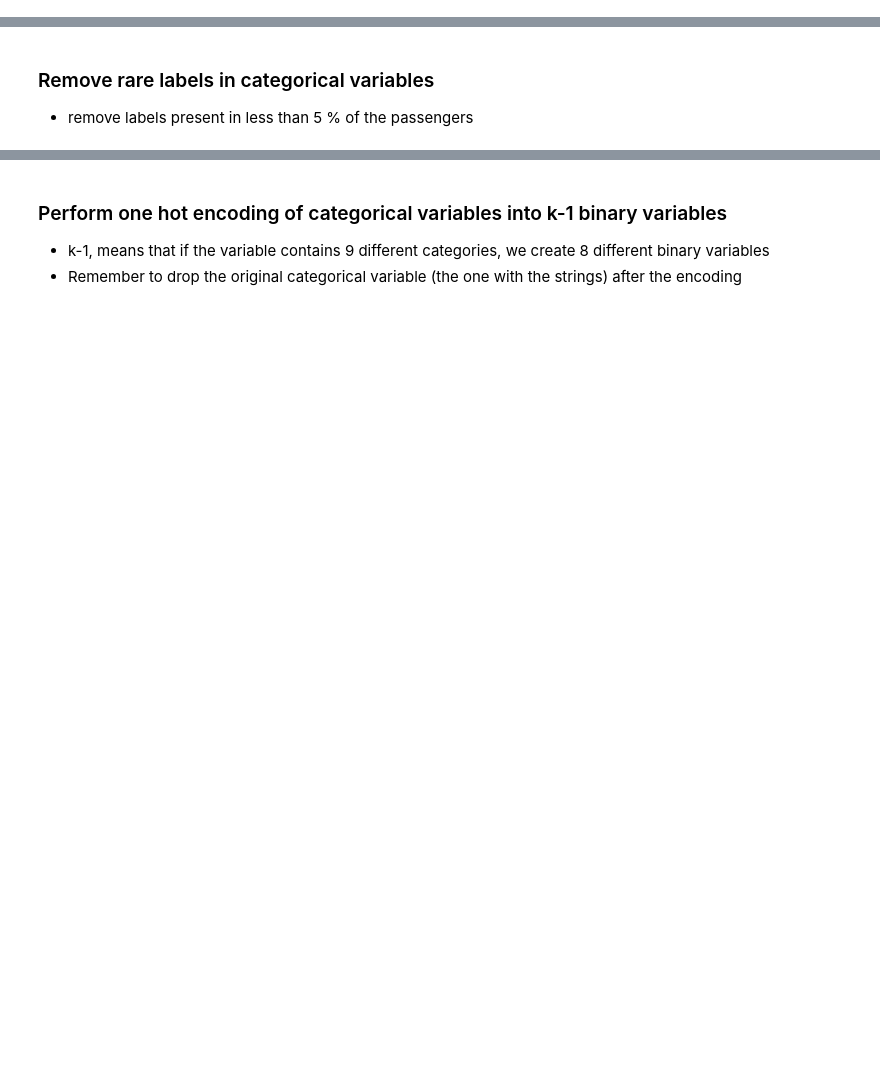
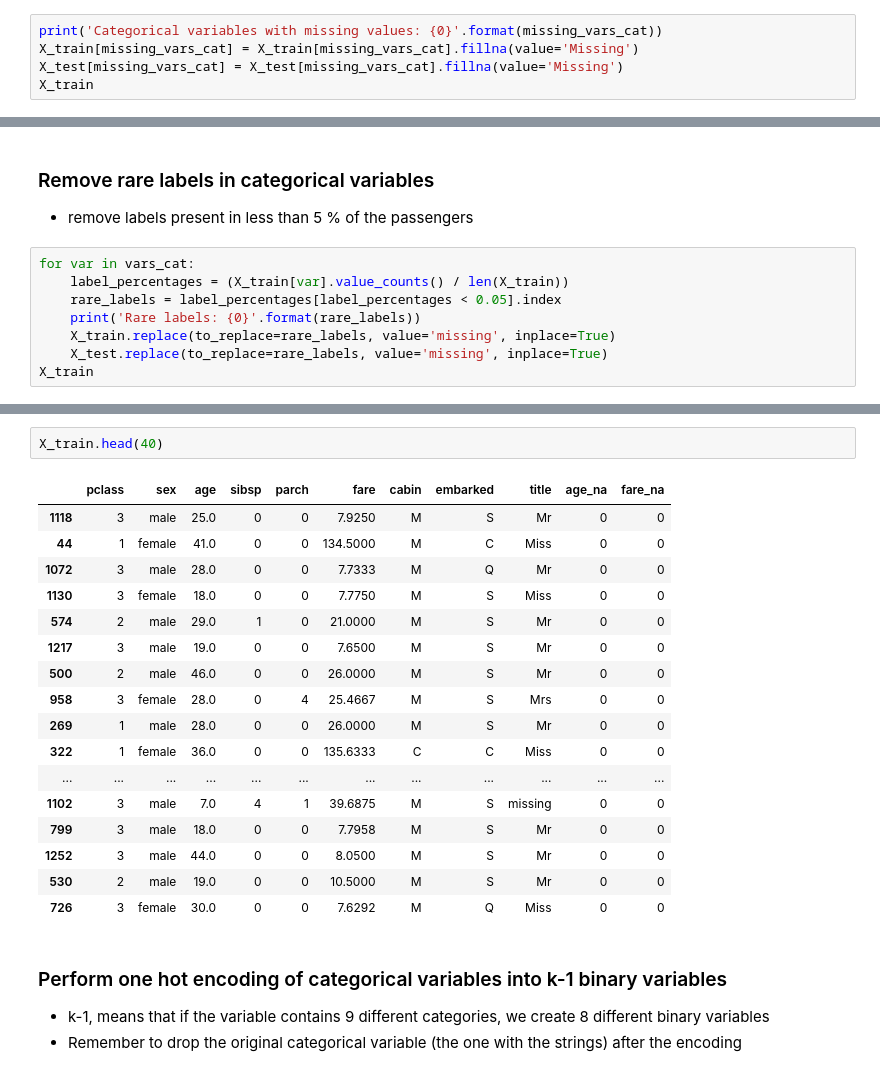
Before and after one commit to JackLeerson/deploying-machine-learning-models, a Jupyter notebook: section-04-research-and-development/titanic-assignment/01-predicting-survival-titanic-assignement.ipynb, the cells around one changed output, grey strips where cells are left out. Drawn from its saved outputs; the diff is of its cells as text; blank space fills up the shorter version.

```diff
--- a/section-04-research-and-development/titanic-assignment/01-predicting-survival-titanic-assignement.ipynb
+++ b/section-04-research-and-development/titanic-assignment/01-predicting-survival-titanic-assignement.ipynb
@@ -286,2 +291,7 @@ Median imputation completed.
 # %% [markdown]
 ### Replace Missing data in categorical variables with the string **Missing**
+# %%
+print('Categorical variables with missing values: {0}'.format(missing_vars_cat))
+X_train[missing_vars_cat] = X_train[missing_vars_cat].fillna(value='Missing')
+X_test[missing_vars_cat] = X_test[missing_vars_cat].fillna(value='Missing')
+X_train
@@ -289,3 +314,11 @@ Median imputation completed.
 ### Remove rare labels in categorical variables
 
 - remove labels present in less than 5 % of the passengers
+# %%
+for var in vars_cat:
+    label_percentages = (X_train[var].value_counts() / len(X_train))
+    rare_labels = label_percentages[label_percentages < 0.05].index
+    print('Rare labels: {0}'.format(rare_labels))
+    X_train.replace(to_replace=rare_labels, value='missing', inplace=True)
+    X_test.replace(to_replace=rare_labels, value='missing', inplace=True)
+X_train
@@ -292,3 +343,23 @@ Median imputation completed.
+# %%
+X_train.head(40)
+# %% [output]
+|  | pclass | sex | age | sibsp | parch | fare | cabin | embarked | title | age_na | fare_na |
+| 1118 | 3 | male | 25.0 | 0 | 0 | 7.9250 | M | S | Mr | 0 | 0 |
+| 44 | 1 | female | 41.0 | 0 | 0 | 134.5000 | M | C | Miss | 0 | 0 |
+| 1072 | 3 | male | 28.0 | 0 | 0 | 7.7333 | M | Q | Mr | 0 | 0 |
+| 1130 | 3 | female | 18.0 | 0 | 0 | 7.7750 | M | S | Miss | 0 | 0 |
+| 574 | 2 | male | 29.0 | 1 | 0 | 21.0000 | M | S | Mr | 0 | 0 |
+| 1217 | 3 | male | 19.0 | 0 | 0 | 7.6500 | M | S | Mr | 0 | 0 |
+| 500 | 2 | male | 46.0 | 0 | 0 | 26.0000 | M | S | Mr | 0 | 0 |
+| 958 | 3 | female | 28.0 | 0 | 4 | 25.4667 | M | S | Mrs | 0 | 0 |
+| 269 | 1 | male | 28.0 | 0 | 0 | 26.0000 | M | S | Mr | 0 | 0 |
+| 322 | 1 | female | 36.0 | 0 | 0 | 135.6333 | C | C | Miss | 0 | 0 |
+| ... | ... | ... | ... | ... | ... | ... | ... | ... | ... | ... | ... |
+| 1102 | 3 | male | 7.0 | 4 | 1 | 39.6875 | M | S | missing | 0 | 0 |
+| 799 | 3 | male | 18.0 | 0 | 0 | 7.7958 | M | S | Mr | 0 | 0 |
+| 1252 | 3 | male | 44.0 | 0 | 0 | 8.0500 | M | S | Mr | 0 | 0 |
+| 530 | 2 | male | 19.0 | 0 | 0 | 10.5000 | M | S | Mr | 0 | 0 |
+| 726 | 3 | female | 30.0 | 0 | 0 | 7.6292 | M | Q | Miss | 0 | 0 |
 # %% [markdown]
 ### Perform one hot encoding of categorical variables into k-1 binary variables
 
```
Also changed, not shown: parts of 10 cells of this notebook, 4 other files.
